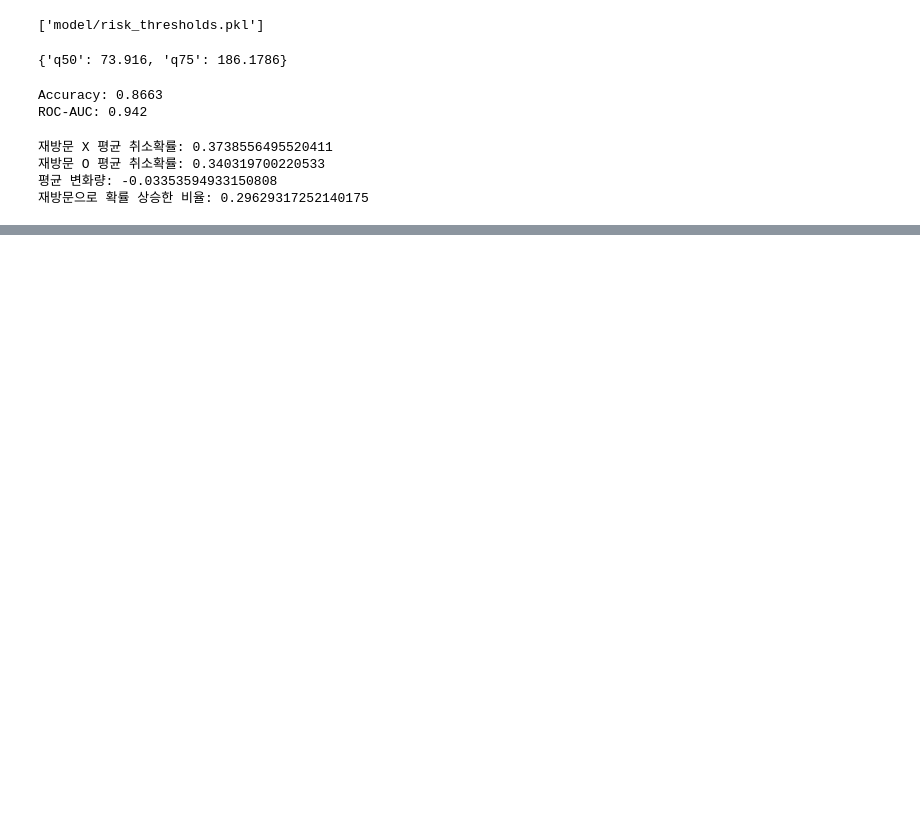
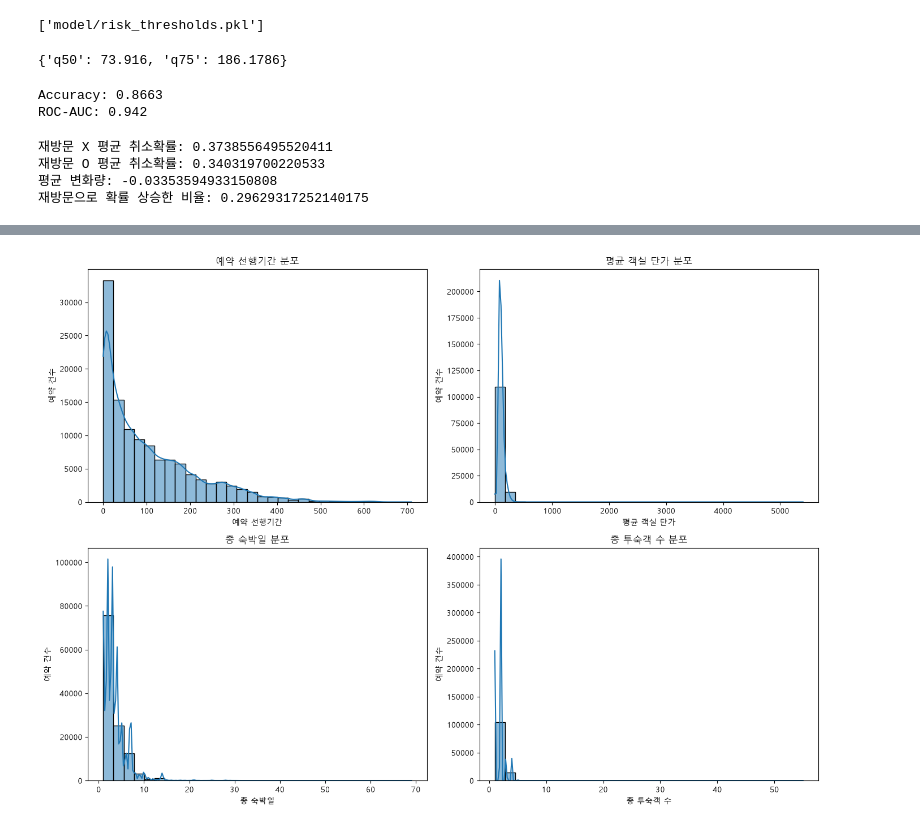
Before and after one commit to mseon94/Machine-Learning-PRJ, a Jupyter notebook: hotel_canceled.ipynb, the cells around one changed output, grey strips where cells are left out. Drawn from its saved outputs; the diff is of its cells as text; code cells hidden in the pictures; blank space fills up the shorter version.

```diff
--- a/hotel_canceled.ipynb
+++ b/hotel_canceled.ipynb
@@ -1482,0 +1530,42 @@ importance_df.to_csv(
+# %%
+hist_cols = [
+    "lead_time",
+    "adr",
+    "total_nights",
+    "total_guests"
+]
+
+titles = [
+    "예약 선행기간",
+    "평균 객실 단가",
+    "총 숙박일",
+    "총 투숙객 수"
+]
+
+fig, axes = plt.subplots(
+    2,
+    2,
+    figsize=(14, 10)
+)
+
+for col, title, ax in zip(
+    hist_cols,
+    titles,
+    axes.flatten()
+):
+    sns.histplot(
+        data=df2,
+        x=col,
+        bins=30,
+        kde=True,
+        ax=ax
+    )
+
+    ax.set_title(f"{title} 분포")
+    ax.set_xlabel(title)
+    ax.set_ylabel("예약 건수")
+
+plt.tight_layout()
+plt.show()
+# %% [output]
+[figure, added]
```
Also changed, not shown: parts of 35 cells of this notebook, 9 other files.
